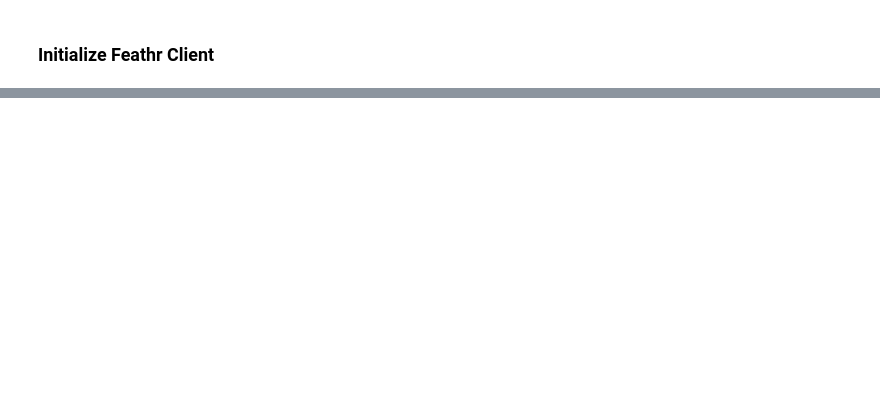
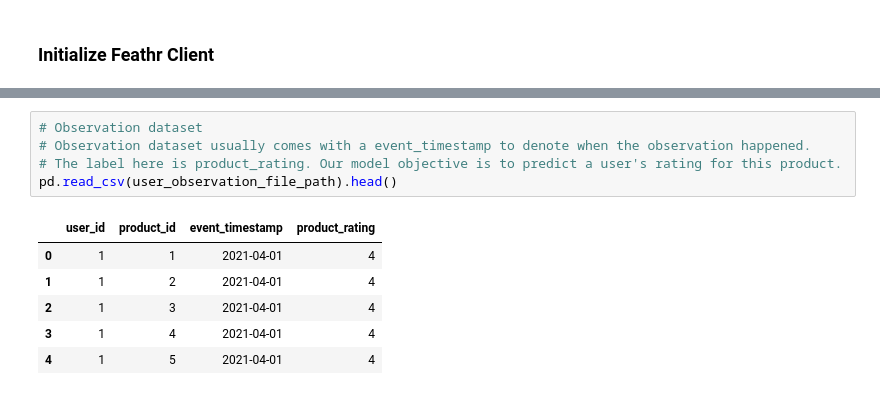
Before and after one commit to feathr-ai/feathr, a Jupyter notebook: docs/samples/local_quickstart_nyc_taxi_demo.ipynb, the cells around one changed output, grey strips where cells are left out. Drawn from its saved outputs; the diff is of its cells as text; blank space fills up the shorter version.

```diff
--- a/docs/samples/local_quickstart_nyc_taxi_demo.ipynb
+++ b/docs/samples/local_quickstart_nyc_taxi_demo.ipynb
@@ -393,0 +204,12 @@ shutil.rmtree('debug')
+# %%
+# Observation dataset
+# Observation dataset usually comes with a event_timestamp to denote when the observation happened.
+# The label here is product_rating. Our model objective is to predict a user's rating for this product.
+pd.read_csv(user_observation_file_path).head()
+# %% [output]
+|  | user_id | product_id | event_timestamp | product_rating |
+| 0 | 1 | 1 | 2021-04-01 | 4 |
+| 1 | 1 | 2 | 2021-04-01 | 4 |
+| 2 | 1 | 3 | 2021-04-01 | 4 |
+| 3 | 1 | 4 | 2021-04-01 | 4 |
+| 4 | 1 | 5 | 2021-04-01 | 4 |
```
Also changed, not shown: parts of 86 cells of this notebook, 2 other files.
